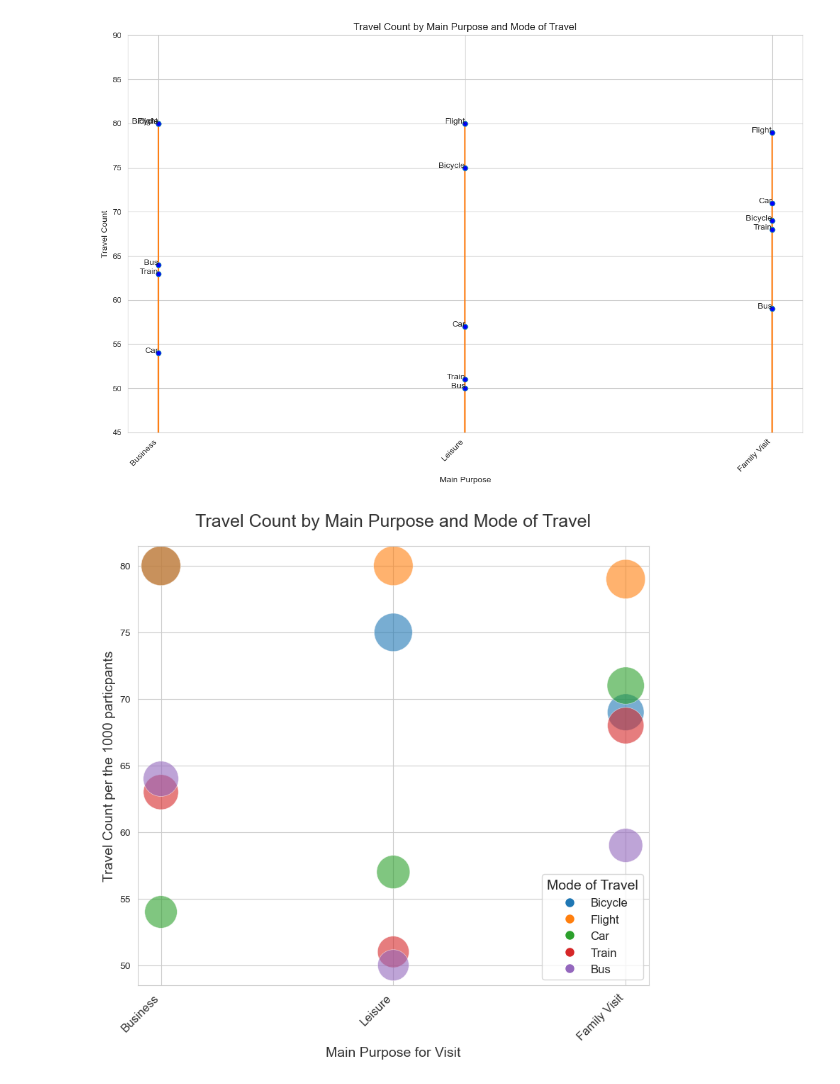
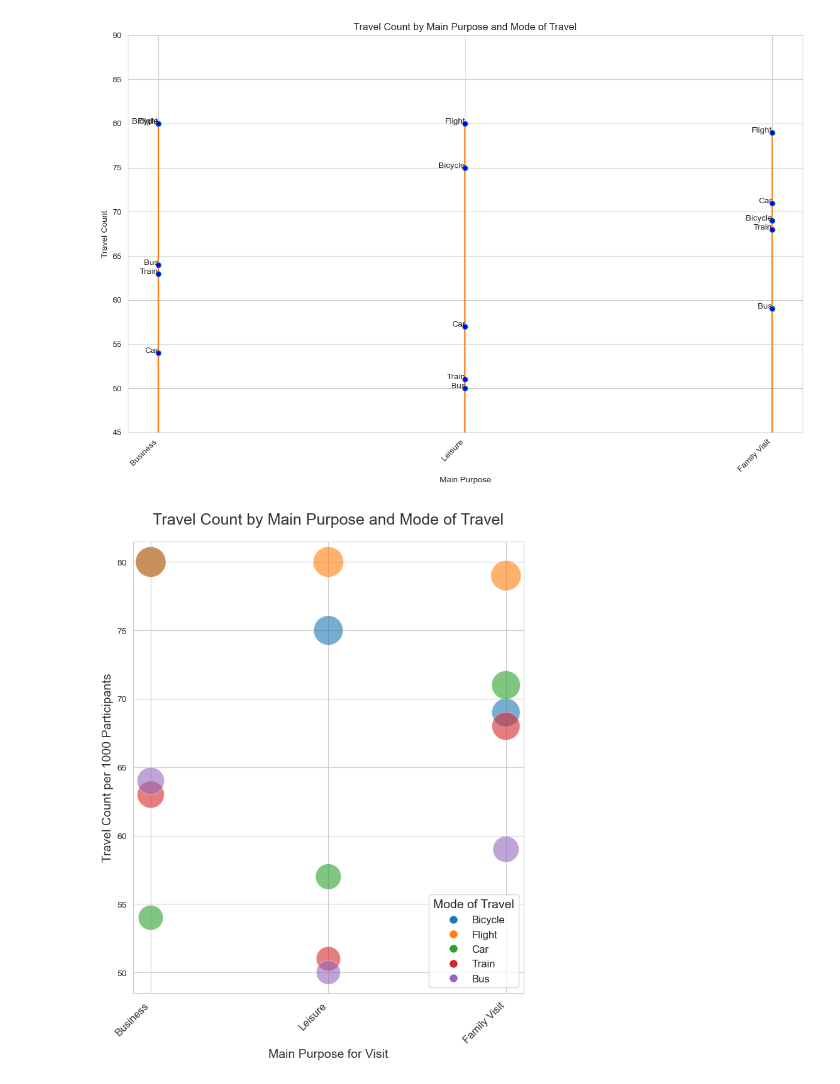
Before and after one commit to CymbalOfJoy/Project_3-Group_7, a Jupyter notebook: Dataset/Test Visualizations.ipynb, the cells around one changed output. Drawn from its saved outputs; the diff is of its cells as text; code cells hidden in the pictures.

```diff
--- a/Dataset/Test Visualizations.ipynb
+++ b/Dataset/Test Visualizations.ipynb
@@ -181,44 +196,51 @@ plt.show()
 [figure]
 # %%
 
-##Bubble chart instead !
+import matplotlib.pyplot as plt
+import seaborn as sns
 
 # Sorting the DataFrame by Travel_Count for better visualization
 df2_sorted = df2.sort_values(by='Travel_Count', ascending=False)
 
 # Create a color map for different modes of transportation
 unique_modes = df2_sorted['Mode_of_Travel'].unique()
 color_map = {mode: plt.cm.tab10(i) for i, mode in enumerate(unique_modes)}
 
 # Create the bubble chart
-plt.figure(figsize=(8, 8))
+plt.figure(figsize=(7, 9))
 sns.set_style("whitegrid")
 
 # Plotting the bubbles
 for mode in unique_modes:
     subset = df2_sorted[df2_sorted['Mode_of_Travel'] == mode]
     plt.scatter(subset['Main_Purpose'], subset['Travel_Count'],
-                s=subset['Travel_Count'] * 20,  # Scale the bubble size
+                s=subset['Travel_Count'] * 15,  # Adjusted the bubble size scaling
                 color=color_map[mode], alpha=0.6, edgecolor='w', linewidth=0.5, label=mode)
 
 # Adding labels and title
 plt.xlabel('Main Purpose for Visit', fontsize=14, color='#333333')
-plt.ylabel('Travel Count per the 1000 particpants', fontsize=14, color='#333333')
+plt.ylabel('Travel Count per 1000 Participants', fontsize=14, color='#333333')
 plt.title('Travel Count by Main Purpose and Mode of Travel', fontsize=18, color='#333333', pad=20)
 
-# Rotating the x-axis labels for better readability
+# Rotating the x-axis labels for better readability and reducing the gap
 plt.xticks(rotation=45, ha='right', fontsize=12, color='#333333')
+
+# Adjusting the space between labels
+plt.gca().xaxis.set_tick_params(pad=5)
+
 # Adding a custom legend with smaller bubbles
 from matplotlib.lines import Line2D
 legend_elements = [Line2D([0], [0], marker='o', color='w', markerfacecolor=color_map[mode], markersize=10, label=mode)
                    for mode in unique_modes]
 plt.legend(title='Mode of Travel', handles=legend_elements, fontsize=12, title_fontsize=14)
 
+plt.tight_layout()
 
+# Save the figure
+plt.savefig('bubble_chart.png', format='png',dpi=300, bbox_inches='tight', pad_inches=0.1)
 
-plt.tight_layout()
 plt.show()
 # %% [output]
-[figure, old version]
+[figure, new version]
 # %%
 ## DATA TABLE
```
Also changed, not shown: parts of 7 cells of this notebook, 12 other files.
